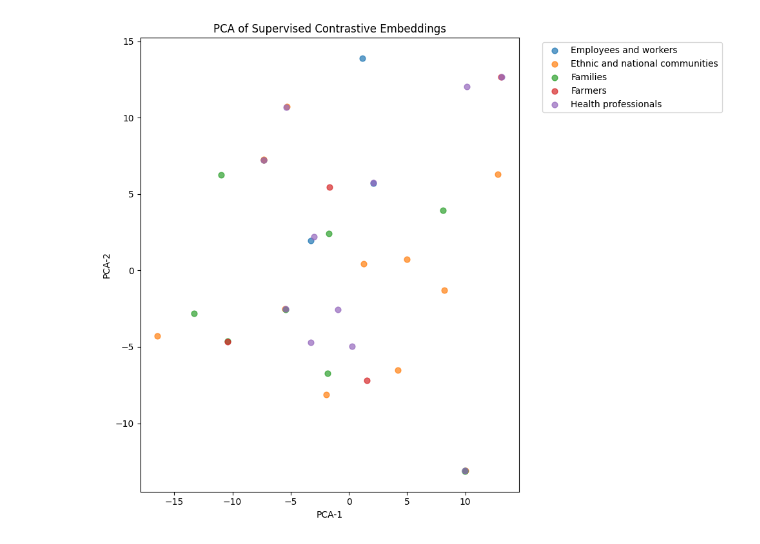
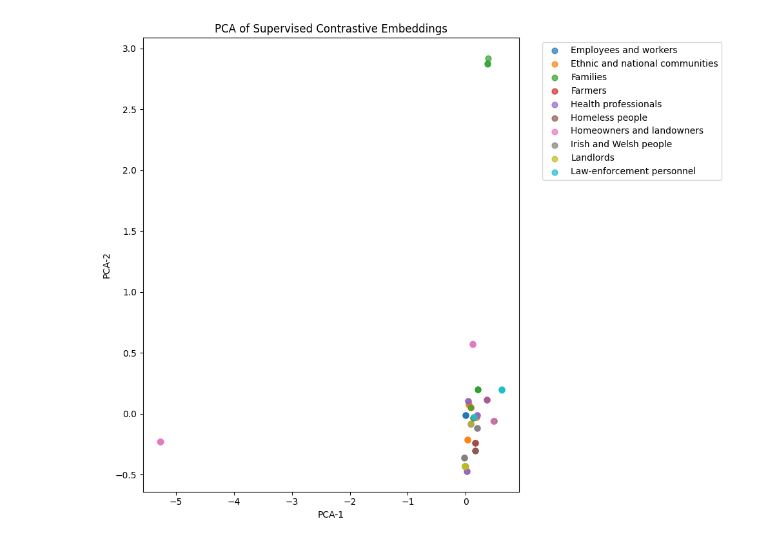
Before and after one commit to MaximilianWeiland/Master_Thesis, a Jupyter notebook: 05_clustering/sup_cl_onlydict.ipynb, the cells around one changed output. Drawn from its saved outputs; the diff is of its cells as text; code cells hidden in the pictures.

```diff
--- a/05_clustering/sup_cl_onlydict.ipynb
+++ b/05_clustering/sup_cl_onlydict.ipynb
@@ -33,7 +34,7 @@ for category in categories:
     for idx, row in groups_dictionary[[category]].iterrows():
         if not pd.isna(row.values):
             entry = row.values[0]
-            mention_list.append(entry)
+            mention_list.append(entry.strip())
             category_list.append(category)
 
 category_list = [cat for cat in category_list]
@@ -174,8 +282,42 @@ with torch.no_grad():
 
     for batch in dataloader:
         input_ids, attention_mask, batch_labels = [x.to(device) for x in batch]
-        embeddings = model(input_ids, attention_mask)
-        all_embeddings.append(embeddings.cpu())
+        #input_ids = batch["input_ids"].to(device)
+        #attention_mask = batch["attention_mask"].to(device)
+        #batch_labels = batch["label_id"].to(device)
+        h, z = model(input_ids, attention_mask)
+        all_embeddings.append(z.cpu())
 
 all_embeddings = torch.cat(all_embeddings, dim=0).numpy()
-labels_np = label_ids.numpy()
+labels_np = np.array([cat2id[cat] for cat in category_list])
+# %%
+reducer = umap.UMAP(
+    n_neighbors=15,   # controls local vs global structure
+    min_dist=0.1,     # how tightly points are packed
+    metric="cosine"   # best for embeddings
+)
+
+# Fit and transform
+embedding_2d = reducer.fit_transform(all_embeddings)
+
+plt.figure(figsize=(10, 8))
+categories = list(cat2id.keys())
+num_classes = len(categories)
+
+for c in range(10):
+    idx = np.where(labels_np == c)[0]
+    if len(idx) == 0:
+        continue
+    plt.scatter(
+        embedding_2d[idx, 0],
+        embedding_2d[idx, 1],
+        label=categories[c],
+        alpha=0.7,
+        s=40
+    )
+
+plt.title("UMAP projection of span embeddings")
+plt.legend(bbox_to_anchor=(1.05, 1), loc='upper left')
+plt.xlabel("UMAP-1")
+plt.ylabel("UMAP-2")
+plt.show()
@@ -182,29 +326,29 @@ labels_np = label_ids.numpy()
 # %%
 pca = PCA(n_components=2)
 emb_2d = pca.fit_transform(all_embeddings)
 
 
 plt.figure(figsize=(10, 8))
 categories = list(cat2id.keys())
 num_classes = len(categories)
 
-for c in range(10, 15):
+for c in range(10, 20):
     idx = np.where(labels_np == c)[0]
     if len(idx) == 0:
         continue
     plt.scatter(
         emb_2d[idx, 0],
         emb_2d[idx, 1],
         label=categories[c],
         alpha=0.7,
         s=40
     )
 
 plt.legend(bbox_to_anchor=(1.05, 1), loc='upper left')
 plt.xlabel("PCA-1")
 plt.ylabel("PCA-2")
 plt.title("PCA of Supervised Contrastive Embeddings")
 plt.tight_layout()
 plt.show()
 # %% [output]
-[figure, old version]
+[figure, new version]
```
Also changed, not shown: parts of 7 cells of this notebook, 11 other files.
